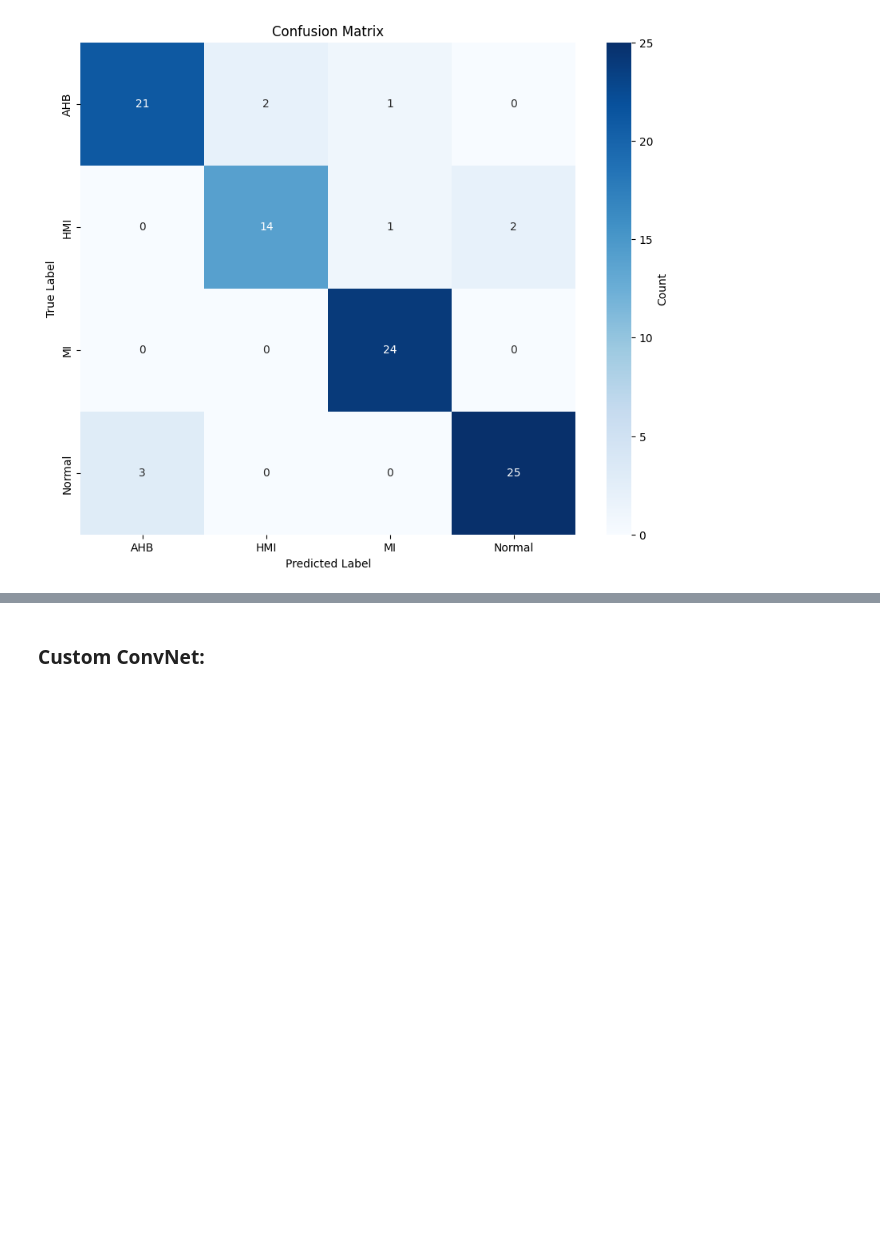
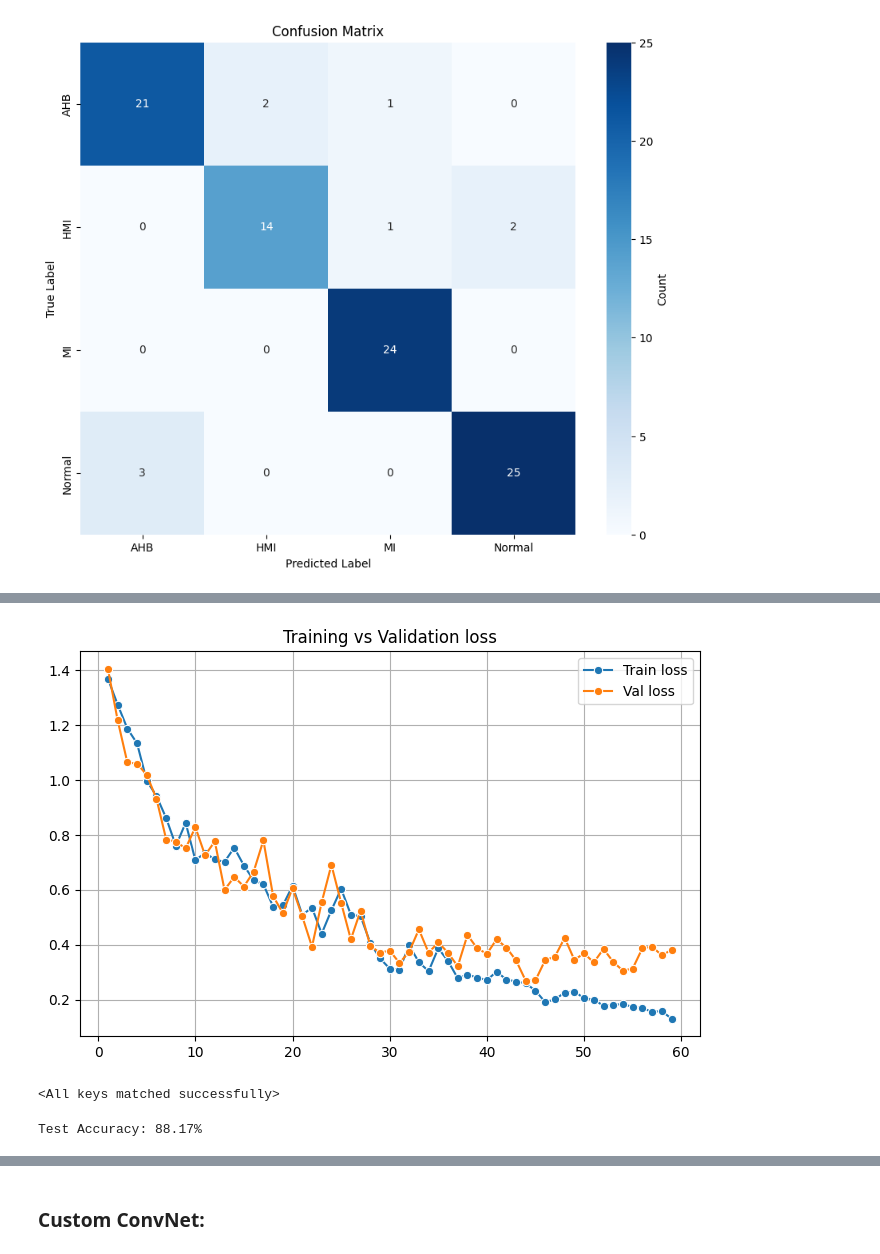
Before and after one commit to JopaXd/ecg-classification, a Jupyter notebook: training.ipynb, the cells around one changed output, grey strips where cells are left out. Saved outputs shown, nothing was run; the diff lists cells and outputs as text; code cells hidden in the pictures; blank space fills up the shorter version.

Commit message:
Added Finetuning for other models.

```diff
--- a/training.ipynb
+++ b/training.ipynb
@@ -50,8 +52,8 @@ def load_dataset(dataset_path, image_size=(128, 128), rgb=False):
 # %%
 images, labels, class_names, class_to_idx = load_dataset(DATASET_PATH)
 
-#Used for resnet
-images_rgb, labels_rgb, class_names_rgb, class_to_idx_rgb = load_dataset(DATASET_PATH, (128, 128), True)
+# Used for pretrained RGB models
+images_rgb, labels_rgb, class_names_rgb, class_to_idx_rgb = load_dataset(DATASET_PATH, (224, 224), True)
 # %%
 print(f"Loaded {len(images)} images")
 print(f"Image tensor shape: {tuple(images.shape)}")
@@ -130,9 +147,9 @@ train_dataset = ECGDataset(X_train, y_train, transform=train_transform)
 val_dataset = ECGDataset(X_val, y_val, transform=val_transform)
 test_dataset = ECGDataset(X_test, y_test, transform=val_transform)
 
-train_dataset_rgb = ECGDataset(X_train_rgb, y_train_rgb, transform=train_transform)
-val_dataset_rgb = ECGDataset(X_val_rgb, y_val_rgb, transform=val_transform)
-test_dataset_rgb = ECGDataset(X_test_rgb, y_test_rgb, transform=val_transform)
+train_dataset_rgb = ECGDataset(X_train_rgb, y_train_rgb, transform=train_transform_rgb)
+val_dataset_rgb = ECGDataset(X_val_rgb, y_val_rgb, transform=val_transform_rgb)
+test_dataset_rgb = ECGDataset(X_test_rgb, y_test_rgb, transform=val_transform_rgb)
 # %%
 # Weighted random sampler
 class_sample_count = torch.tensor([(y_train == t).sum() for t in np.unique(y_train)])
@@ -308,0 +328,20 @@ plt.show()
+# %%
+densenet = torchvision.models.densenet121(weights='IMAGENET1K_V1')
+for param in densenet.parameters():
+    param.requires_grad = False
+
+for param in densenet.features.denseblock2.parameters():
+    param.requires_grad = True
+
+for param in densenet.features.denseblock3.parameters():
+    param.requires_grad = True
+
+for param in densenet.features.denseblock4.parameters():
+    param.requires_grad = True
+# %%
+num_ftrs = densenet.classifier.in_features
+criterion = nn.CrossEntropyLoss()
+densenet.classifier = nn.Linear(num_ftrs, len(class_names))
+densenet = densenet.to(device)
+optimizer = optim.Adam(filter(lambda p: p.requires_grad, densenet.parameters()), lr=learning_rate)
+scheduler = optim.lr_scheduler.ReduceLROnPlateau(optimizer, mode='min', factor=0.5, patience=5)
@@ -308,0 +432,38 @@ plt.show()
+# %%
+# Plot losses
+plot_epochs = list(range(1, len(loss_history) + 1))
+plt.figure(figsize=(8,5))
+sns.lineplot(x=plot_epochs, y=loss_history, marker='o', label='Train loss')
+sns.lineplot(x=plot_epochs, y=val_loss_history, marker='o', label='Val loss')
+plt.legend()
+plt.title("Training vs Validation loss")
+plt.grid(True)
+plt.show()
+# %% [output]
+[figure, added]
+# %%
+# Load best model
+densenet.load_state_dict(torch.load('best_model_densenet.pth'))
+# %% [output]
+<All keys matched successfully>
+# %%
+#Evaluate on test set
+resnet.eval()
+correct = 0
+total = 0
+all_predictions = []
+all_labels = []
+with torch.no_grad():
+    for data in test_loader_rgb:
+        inputs, labels = data
+        inputs, labels = inputs.to(device), labels.to(device)
+        outputs = densenet(inputs)
+        _, predicted = torch.max(outputs.data, 1)
+        total += labels.size(0)
+        correct += (predicted == labels).sum().item()
+        all_predictions.extend(predicted.cpu().numpy())
+        all_labels.extend(labels.cpu().numpy())
+test_accuracy = 100 * correct / total
+print(f'Test Accuracy: {test_accuracy:.2f}%')
+# %% [output]
+Test Accuracy: 88.17%
```
Also changed, not shown: parts of 31 cells of this notebook, 1 other file.
